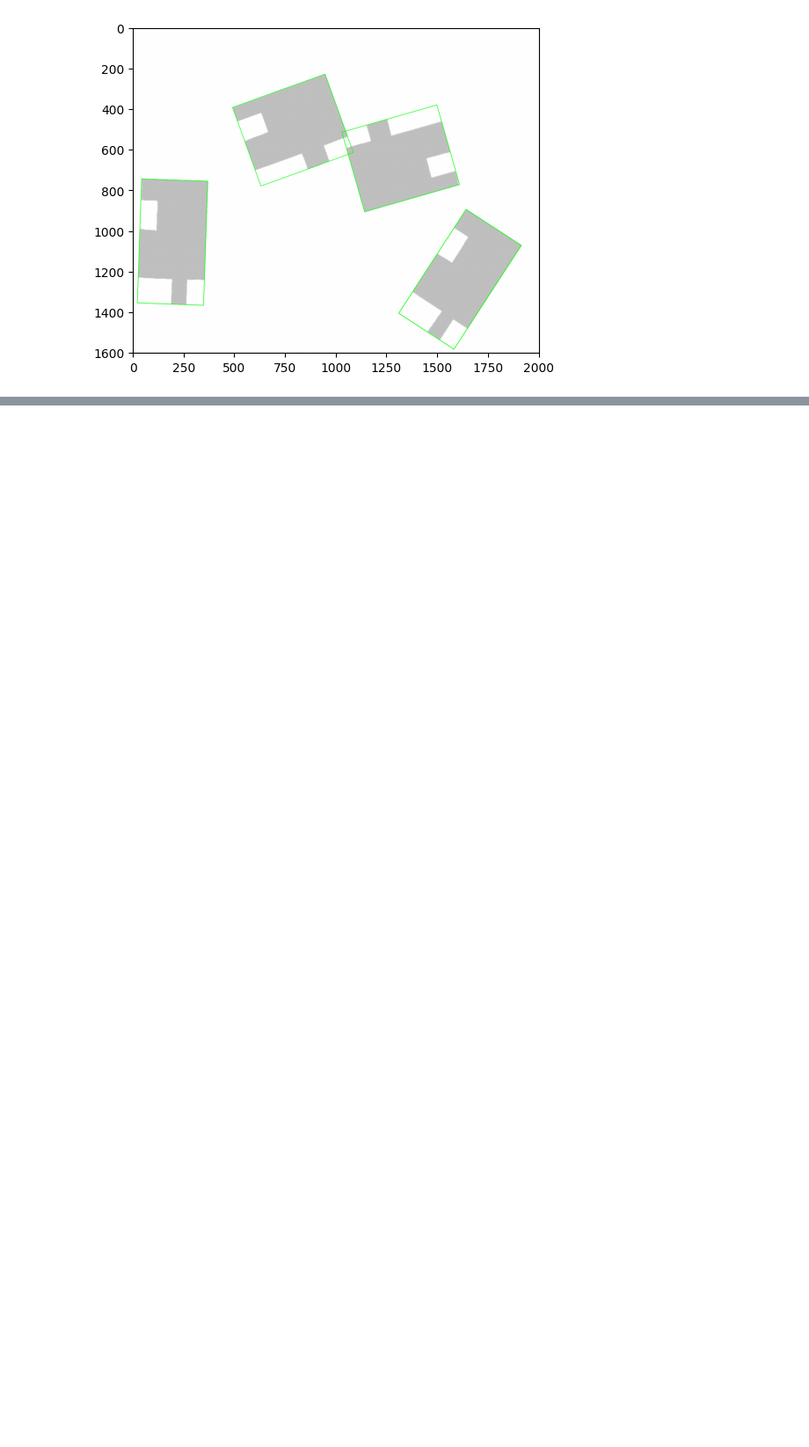
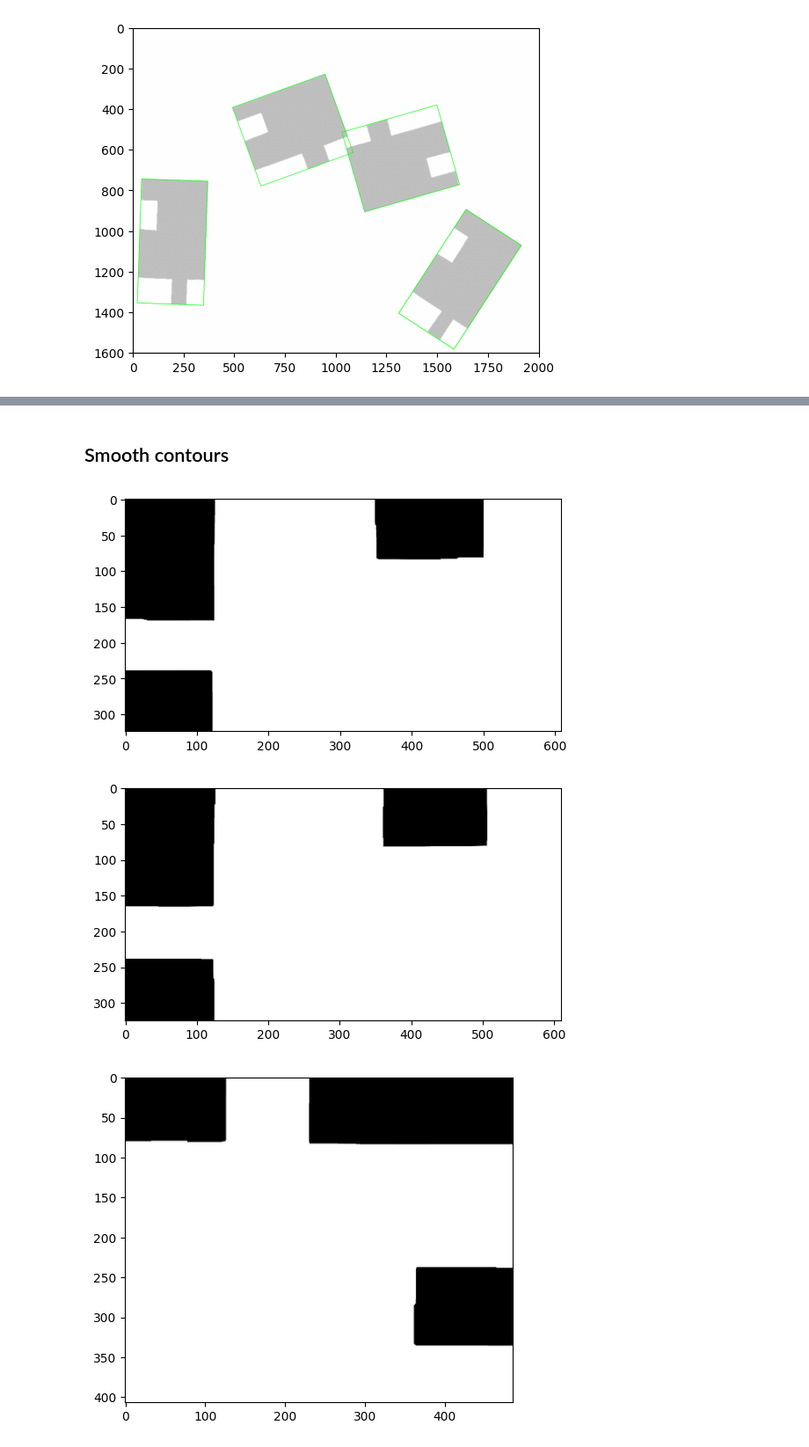
Before and after one commit to Mcapozzolo/PuzzleSimulator, a Jupyter notebook: image_processing/poc_opencv_01.ipynb, the cells around one changed output, grey strips where cells are left out. Shown at 88% size. Drawn from its saved outputs; the diff is of its cells as text; code cells hidden in the pictures; blank space fills up the shorter version.

```diff
--- a/image_processing/poc_opencv_01.ipynb
+++ b/image_processing/poc_opencv_01.ipynb
@@ -91,0 +115,20 @@ for p in pieces:
+# %% [markdown]
+## Smooth contours
+# %%
+def smooth_mask(thresh, kernel_size=5, iterations=10):
+    kernel = np.ones((kernel_size, kernel_size), np.uint8)
+    # Close small gaps, then open small noise
+    smooth = cv2.morphologyEx(thresh, cv2.MORPH_CLOSE, kernel, iterations=iterations)
+    smooth = cv2.morphologyEx(smooth, cv2.MORPH_OPEN, kernel, iterations=iterations)
+    return smooth
+
+smoothed_pieces = []
+
+for p in masked_pieces:
+    sp = smooth_mask(p)
+    smoothed_pieces.append(sp)
+    show_image(sp)
+# %% [output]
+[figure, added]
+[figure, added]
+[figure, added]
```
Also changed, not shown: parts of 16 cells of this notebook, 2 other files.
